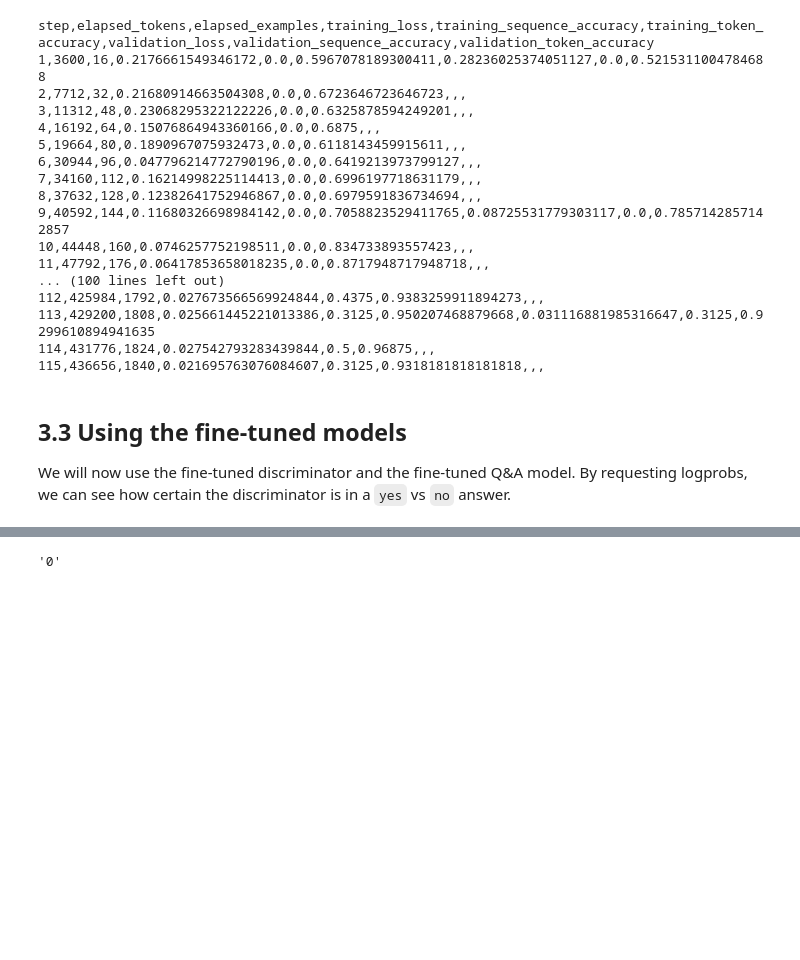
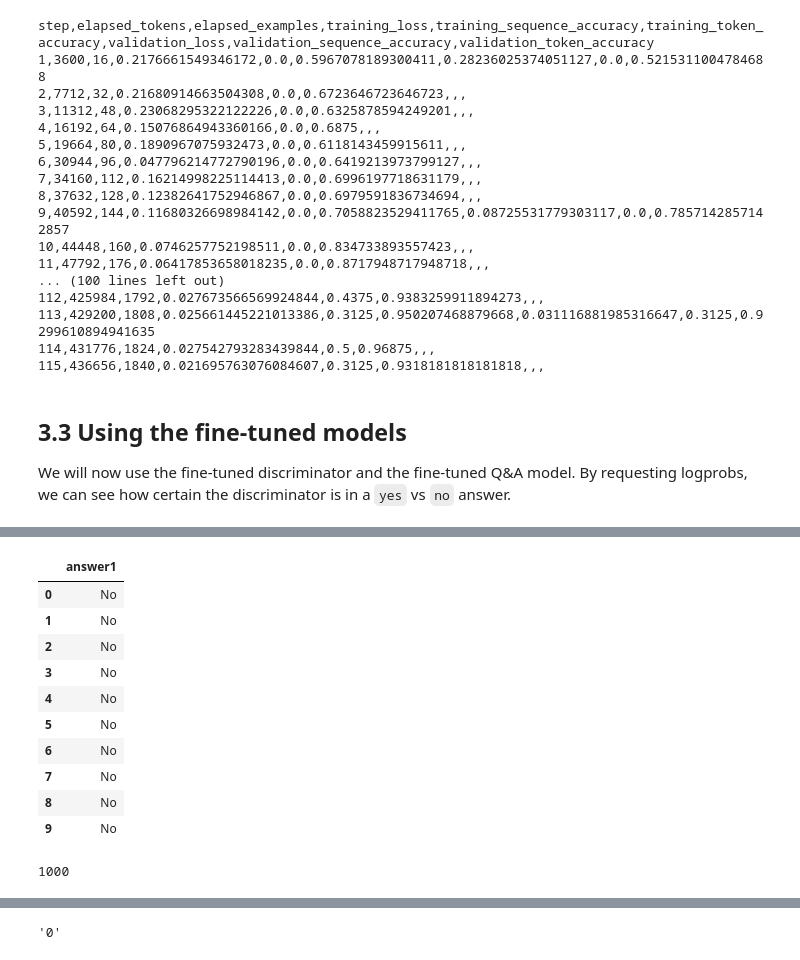
Before and after one commit to NoleWang/Respondent_Recommendation, a Jupyter notebook: openai/prompt-finetuning.ipynb, the cells around one changed output, grey strips where cells are left out. Saved outputs shown, nothing was run; the diff lists cells and outputs as text; code cells hidden in the pictures; blank space fills up the shorter version.

```diff
--- a/openai/prompt-finetuning.ipynb
+++ b/openai/prompt-finetuning.ipynb
@@ -57,6 +57,22 @@ test_df
 100 rows × 22 columns
 # %%
 test_df.to_csv("fine-tune/test.csv",index=None)
+# %%
+path = "../Data/chat_pattern/cross_validate_new/"
+dir_list = sorted(os.listdir(path))
+train_files = []
+test_files = []
+val_files = []
+
+
+for folder in dir_list:
+    df_train = pd.read_csv(path+folder+"/train.csv")
+    df_val = pd.read_csv(path+folder+"/val.csv")
+    df_test = pd.read_csv(path+folder+"/test.csv")
+
+    train_files.append(df_train)
+    val_files.append(df_val)
+    test_files.append(df_test)
 # %% [markdown]
 ## 3.1 Create the fine-tuning datasets for Q&A and discriminator models
 The fine-tuning dataset is created in the following way. For every corresponding question, answer and context pair we create:
@@ -317,0 +381,19 @@ q1
+# %%
+y_predicted = [apply_ft_discriminator(issue, ft_discriminator) for issue in list(test_files[1]["issue_clean"].values)]
+# %%
+df = pd.DataFrame()
+df["answer1"] = y_predicted
+
+df.head(10)
+# %% [output]
+|  | answer1 |
+| 0 | No |
+| 1 | No |
+| 2 | No |
+| 3 | No |
+| 4 | No |
+| 5 | No |
+| 6 | No |
+| 7 | No |
+| 8 | No |
+| 9 | No |
@@ -318,3 +402,7 @@ q1
+# %%
+len(y_predicted)
+# %% [output]
+1000
 # %%
 q2
 # %% [output]
```
Also changed, not shown: parts of 11 cells of this notebook, 6 other files.
